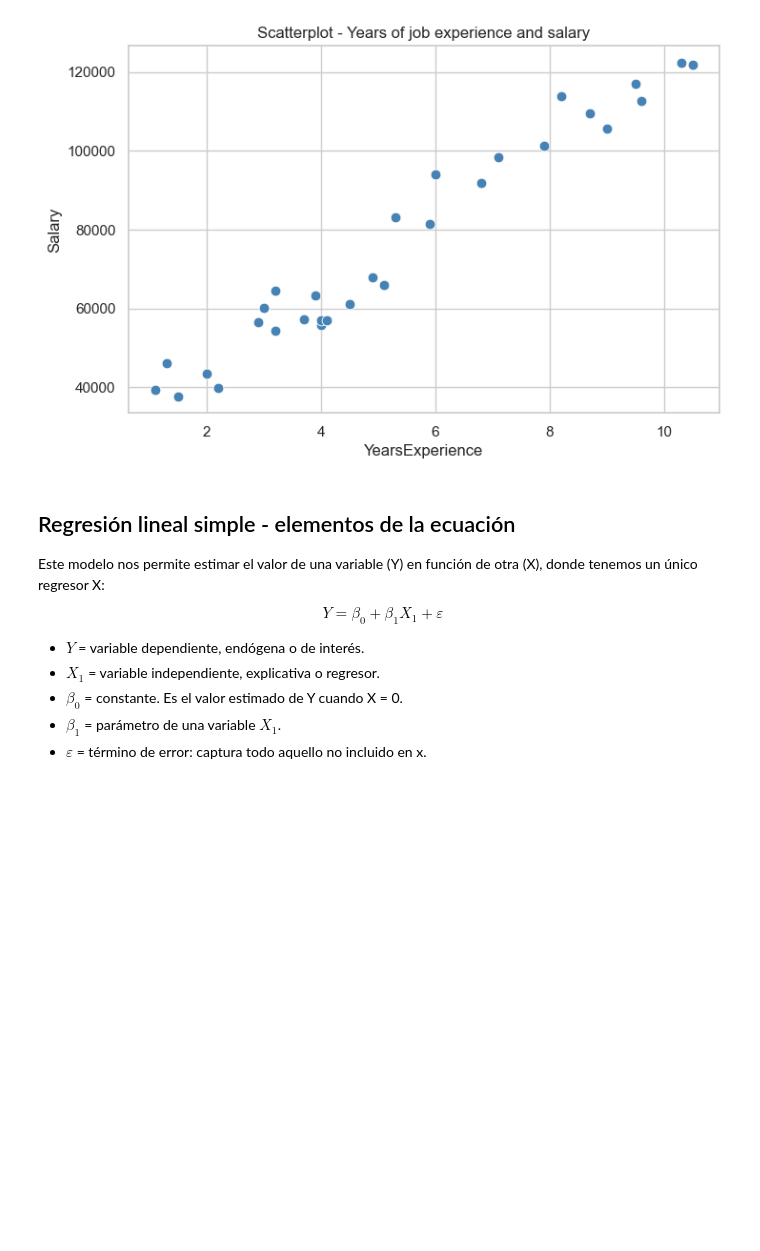
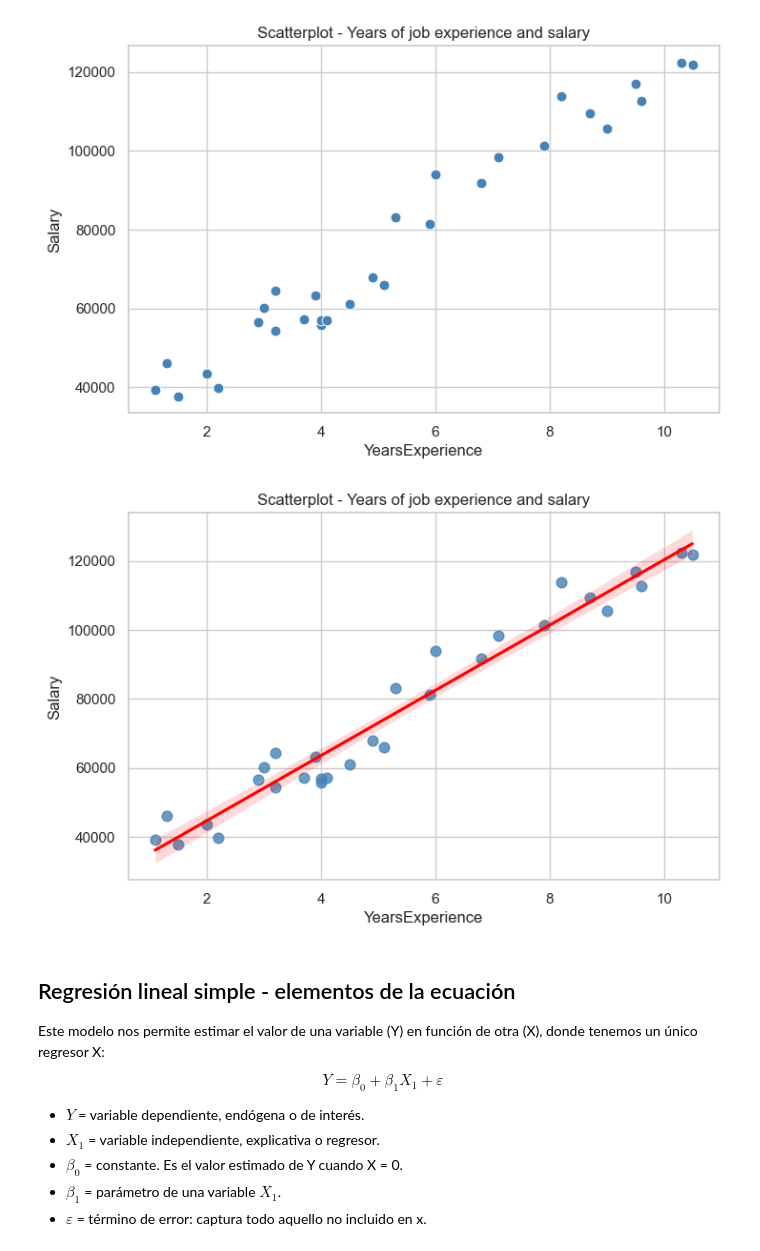
Before and after one commit to fedestarosta/DS, a Jupyter notebook: Regresion lineal consolidado/06-RLS-unificado.ipynb, the cells around one changed output. Drawn from its saved outputs; the diff is of its cells as text; code cells hidden in the pictures; blank space fills up the shorter version.

Commit message:
IMAGENES incorporadas notebook revisado

```diff
--- a/Regresion lineal consolidado/06-RLS-unificado.ipynb
+++ b/Regresion lineal consolidado/06-RLS-unificado.ipynb
@@ -205,6 +197,17 @@ plt.ylabel("Salary")
 plt.show()
 # %% [output]
 [figure]
+# %%
+plt.figure()
+sns.regplot(x=salario[x_var], y=salario[y_var],
+            scatter_kws={"s": 60, "color": "steelblue"},
+            line_kws={"color": "red"})
+plt.title("Scatterplot - Years of job experience and salary")
+plt.xlabel("YearsExperience")
+plt.ylabel("Salary")
+plt.show()
+# %% [output]
+[figure, added]
 # %% [markdown]
 ## Regresión lineal simple - elementos de la ecuación
 
```
Also changed, not shown: parts of 11 cells of this notebook, 1 other file.
